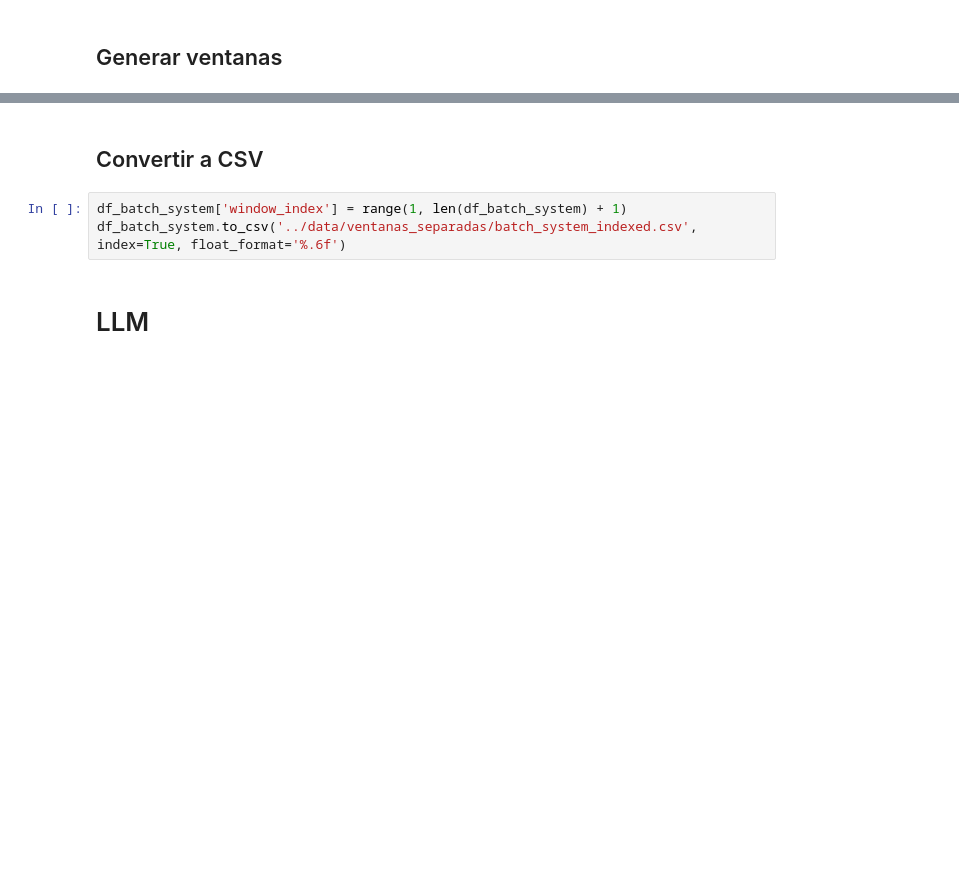
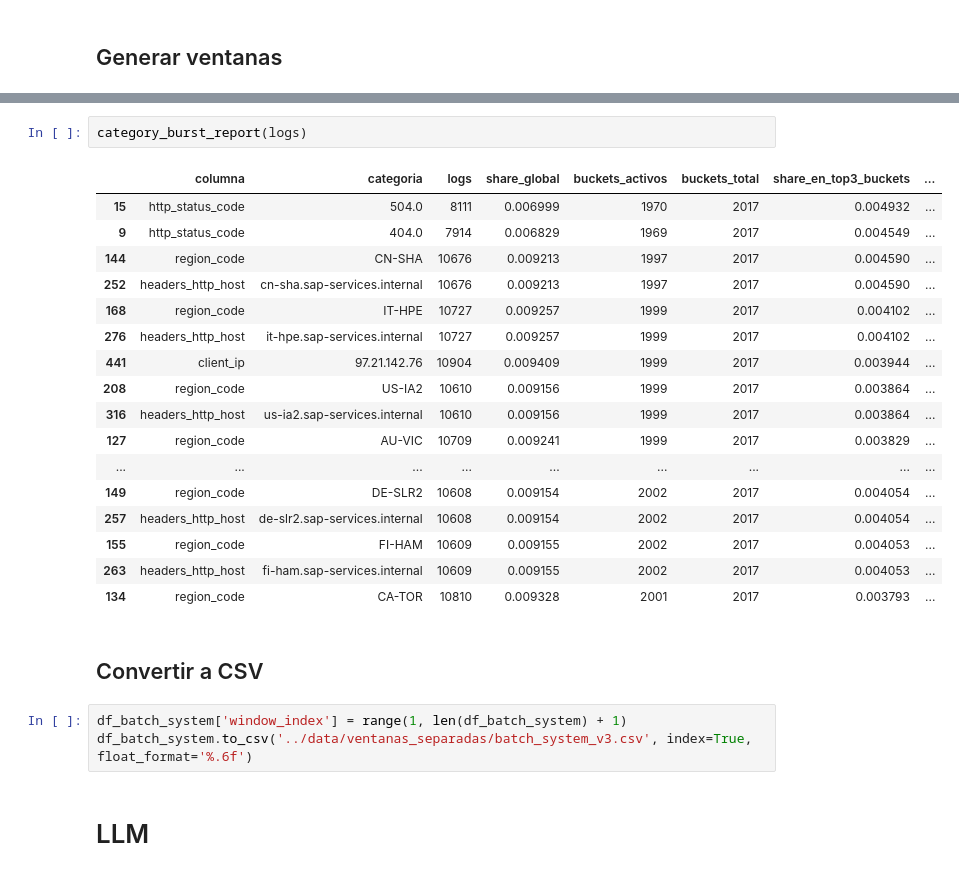
Before and after one commit to cr0ssd/RetoSAP, a Jupyter notebook: sandbox/Generacion_y_Exploracion_Ventanas_Adrian.ipynb, the cells around one changed output, grey strips where cells are left out. Drawn from its saved outputs; the diff is of its cells as text; blank space fills up the shorter version.

```diff
--- a/sandbox/Generacion_y_Exploracion_Ventanas_Adrian.ipynb
+++ b/sandbox/Generacion_y_Exploracion_Ventanas_Adrian.ipynb
@@ -217,8 +213,28 @@ display(df_batch_system.head())
+# %%
+category_burst_report(logs)
+# %% [output]
+|  | columna | categoria | logs | share_global | buckets_activos | buckets_total | share_en_top3_buckets | ... |
+| 15 | http_status_code | 504.0 | 8111 | 0.006999 | 1970 | 2017 | 0.004932 | ... |
+| 9 | http_status_code | 404.0 | 7914 | 0.006829 | 1969 | 2017 | 0.004549 | ... |
+| 144 | region_code | CN-SHA | 10676 | 0.009213 | 1997 | 2017 | 0.004590 | ... |
+| 252 | headers_http_host | cn-sha.sap-services.internal | 10676 | 0.009213 | 1997 | 2017 | 0.004590 | ... |
+| 168 | region_code | IT-HPE | 10727 | 0.009257 | 1999 | 2017 | 0.004102 | ... |
+| 276 | headers_http_host | it-hpe.sap-services.internal | 10727 | 0.009257 | 1999 | 2017 | 0.004102 | ... |
+| 441 | client_ip | 97.21.142.76 | 10904 | 0.009409 | 1999 | 2017 | 0.003944 | ... |
+| 208 | region_code | US-IA2 | 10610 | 0.009156 | 1999 | 2017 | 0.003864 | ... |
+| 316 | headers_http_host | us-ia2.sap-services.internal | 10610 | 0.009156 | 1999 | 2017 | 0.003864 | ... |
+| 127 | region_code | AU-VIC | 10709 | 0.009241 | 1999 | 2017 | 0.003829 | ... |
+| ... | ... | ... | ... | ... | ... | ... | ... | ... |
+| 149 | region_code | DE-SLR2 | 10608 | 0.009154 | 2002 | 2017 | 0.004054 | ... |
+| 257 | headers_http_host | de-slr2.sap-services.internal | 10608 | 0.009154 | 2002 | 2017 | 0.004054 | ... |
+| 155 | region_code | FI-HAM | 10609 | 0.009155 | 2002 | 2017 | 0.004053 | ... |
+| 263 | headers_http_host | fi-ham.sap-services.internal | 10609 | 0.009155 | 2002 | 2017 | 0.004053 | ... |
+| 134 | region_code | CA-TOR | 10810 | 0.009328 | 2001 | 2017 | 0.003793 | ... |
 # %% [markdown]
 ## Convertir a CSV
 # %%
 df_batch_system['window_index'] = range(1, len(df_batch_system) + 1)
-df_batch_system.to_csv('../data/ventanas_separadas/batch_system_indexed.csv', index=True, float_format='%.6f')
+df_batch_system.to_csv('../data/ventanas_separadas/batch_system_v3.csv', index=True, float_format='%.6f')
 # %% [markdown]
 # LLM
 # %%
```
Also changed, not shown: parts of 3 cells of this notebook, 3 other files.
